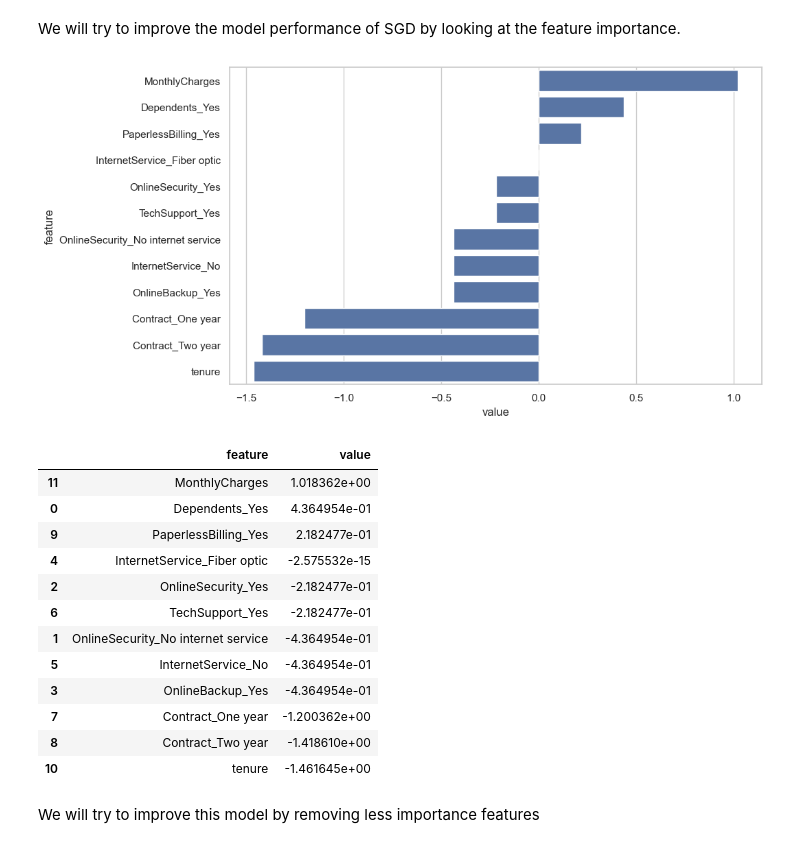
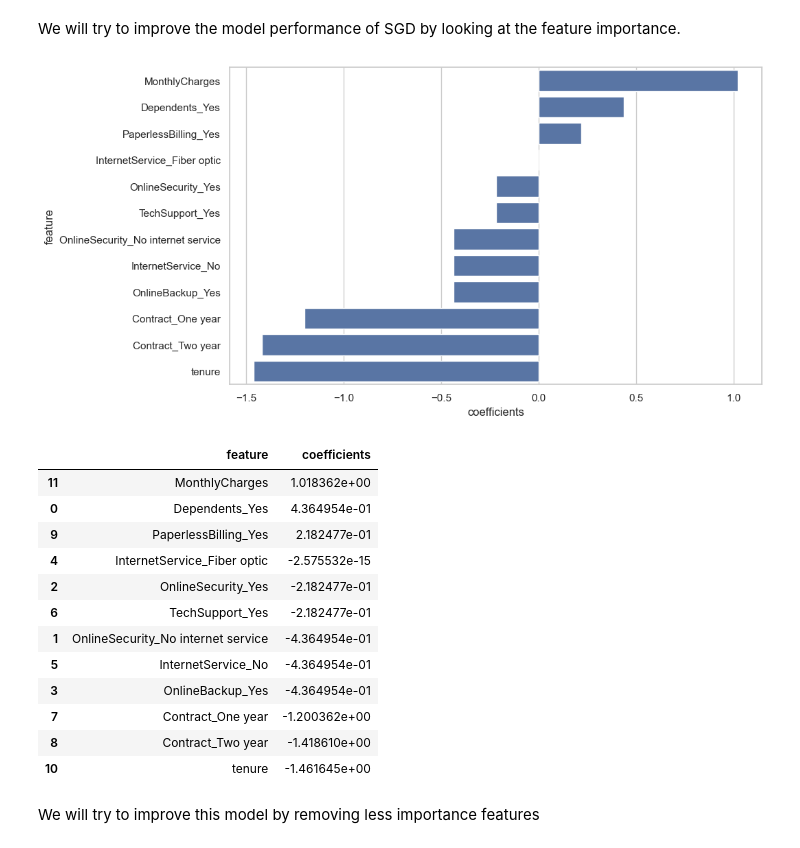
Before and after one commit to tio14/Telco-Customer-Churn, a Jupyter notebook: notebook.ipynb, the cells around one changed output. Drawn from its saved outputs; the diff is of its cells as text; code cells hidden in the pictures.

```diff
--- a/notebook.ipynb
+++ b/notebook.ipynb
@@ -1075,24 +1075,24 @@ We will try to improve the model performance of SGD by looking at the feature im
 # %%
 # Feature importance
 df_feature_importance = pd.DataFrame(
     {
         'feature': column_names,
-        'value': sgd.coef_[0]
+        'coefficients': sgd.coef_[0]
     }
-).sort_values('value', ascending=False)
+).sort_values('coefficients', ascending=False)
 
 # df_feature_importance
 plt.figure(figsize=(10,6))
 sns.set_theme(style='whitegrid')
-sns.barplot(data=df_feature_importance, x='value', y='feature',
+sns.barplot(data=df_feature_importance, x='coefficients', y='feature',
             orient='h') #, palette='OrRd')
 plt.show()
 # %% [output]
-[figure, old version]
+[figure, new version]
 # %%
 df_feature_importance
 # %% [output]
-|  | feature | value |
+|  | feature | coefficients |
 | 11 | MonthlyCharges | 1.018362e+00 |
 | 0 | Dependents_Yes | 4.364954e-01 |
 | 9 | PaperlessBilling_Yes | 2.182477e-01 |
```
Also changed, not shown: parts of 31 cells of this notebook, 5 other files.
